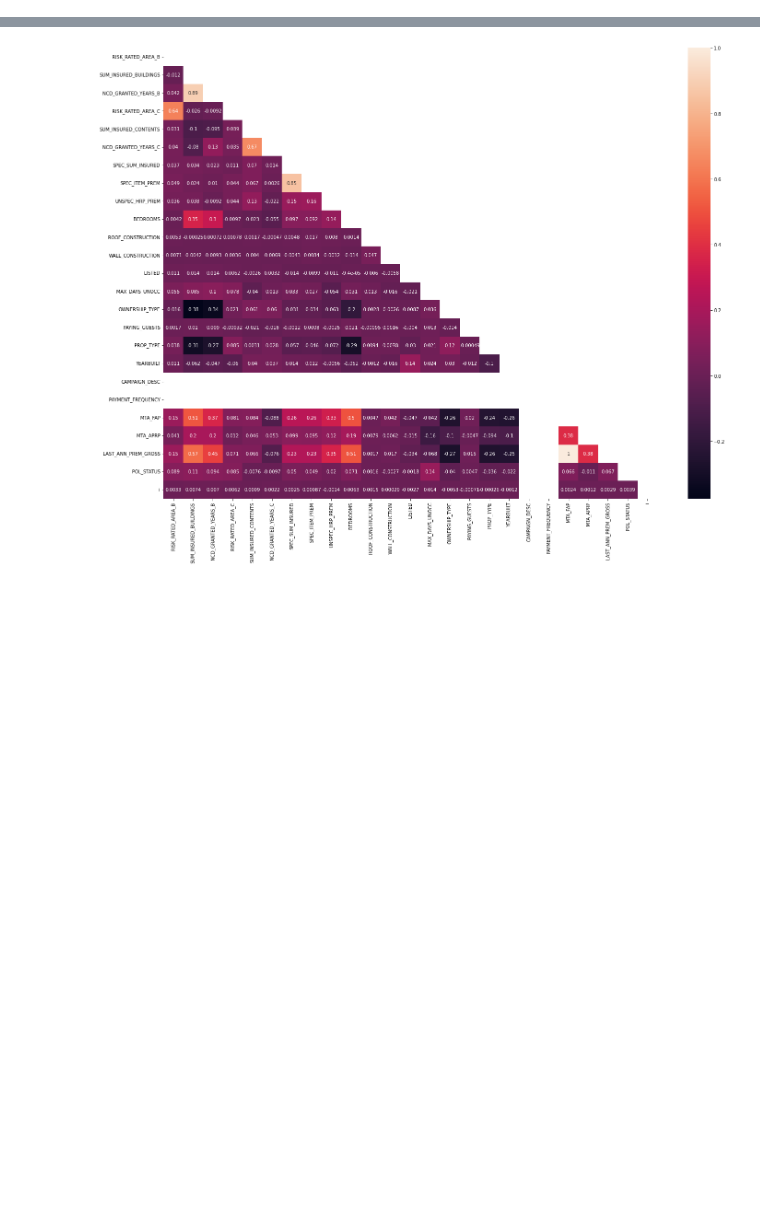
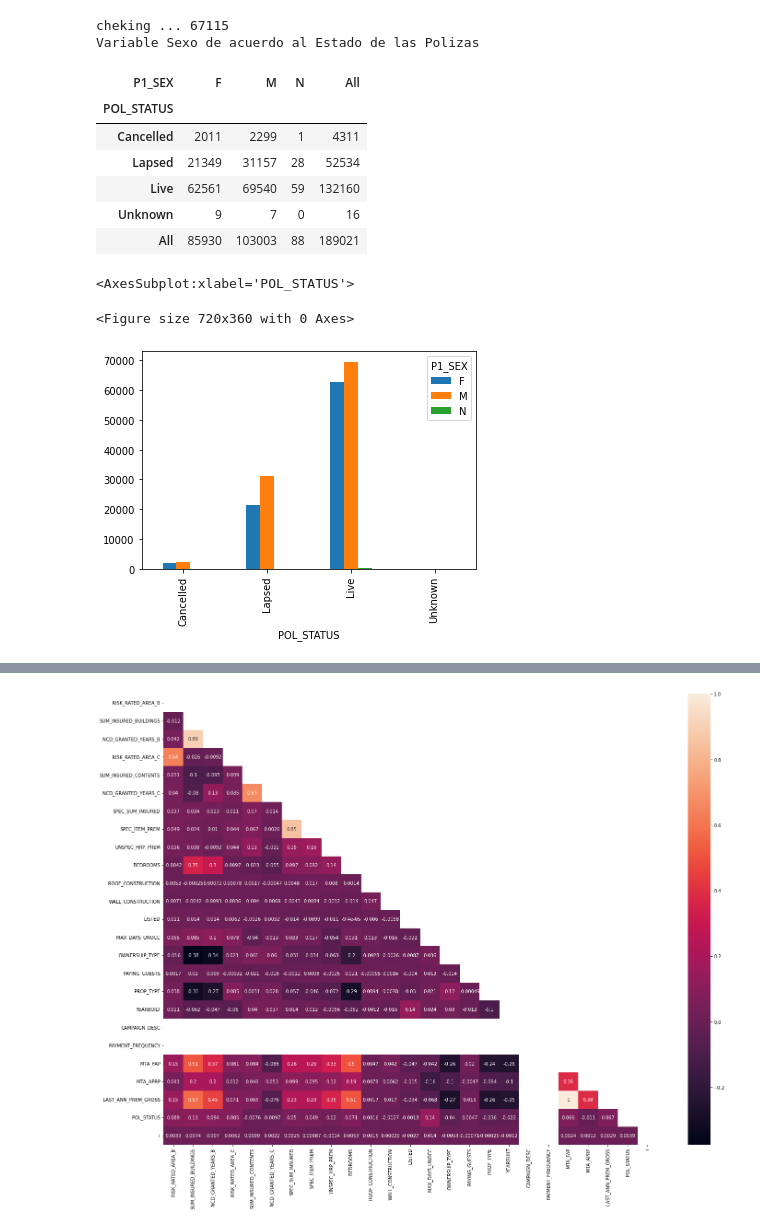
Before and after one commit to miguelsquillari/dataScience, a Jupyter notebook: home_insurance/home_insurance.ipynb, the cells around one changed output, grey strips where cells are left out. Drawn from its saved outputs; the diff is of its cells as text; code cells hidden in the pictures; blank space fills up the shorter version.

```diff
--- a/home_insurance/home_insurance.ipynb
+++ b/home_insurance/home_insurance.ipynb
@@ -15,10 +18,8 @@ import matplotlib.pyplot as plt
 
 df = pd.read_csv('home_insurance.csv')
 # %%
-df.head()
-df.shape
-pd.set_option('display.max_columns', 66)
+pd.set_option('display.max_columns', 75)
 pd.set_option('display.max_rows', 50)
-# Understanding the Data see understandingData.txt
+# see file --> understandingData.txt
 # %%
 # checking de info in the dataset
@@ -116,0 +73,27 @@ N      Cancelled          0         0                    1      1       1
+# %%
+# Conociendo a los asegurados
+# Sexo de nuestros afiliados
+# print(print("cheking ...",df.isna().sum()))
+# chequeando los nulls y convirtiendolos en 0
+print("cheking ...",df['P1_SEX'].isna().sum())
+plt.figure(figsize=(10,5))
+#print("cheking 2 ...",df.groupby('P1_SEX').count().reset_index())
+#tabla3 = pd.crosstab(  [df.Sex, df.Pclass],    df.Survived,    rownames = ["Sexo", "Clase"],    colnames = ["Survived"]) .style.format('{:.2%}')   .style.format('{:.2%}')
+tabla_sexo = pd.crosstab([df.POL_STATUS], df.P1_SEX, margins=True)
+print("Variable Sexo de acuerdo al Estado de las Polizas")
+display(tabla_sexo,  pd.crosstab([df.POL_STATUS], df.P1_SEX).plot(kind='bar'))
+
+#df['P1_SEX'] = df['P1_SEX'].fillna(0)
+# %% [output]
+cheking ... 67115
+Variable Sexo de acuerdo al Estado de las Polizas
+| P1_SEX | F | M | N | All |
+| POL_STATUS |  |  |  |  |
+| Cancelled | 2011 | 2299 | 1 | 4311 |
+| Lapsed | 21349 | 31157 | 28 | 52534 |
+| Live | 62561 | 69540 | 59 | 132160 |
+| Unknown | 9 | 7 | 0 | 16 |
+| All | 85930 | 103003 | 88 | 189021 |
+<AxesSubplot:xlabel='POL_STATUS'>
+<Figure size 720x360 with 0 Axes>
+[figure, added]
```
Also changed, not shown: parts of 15 cells of this notebook.
